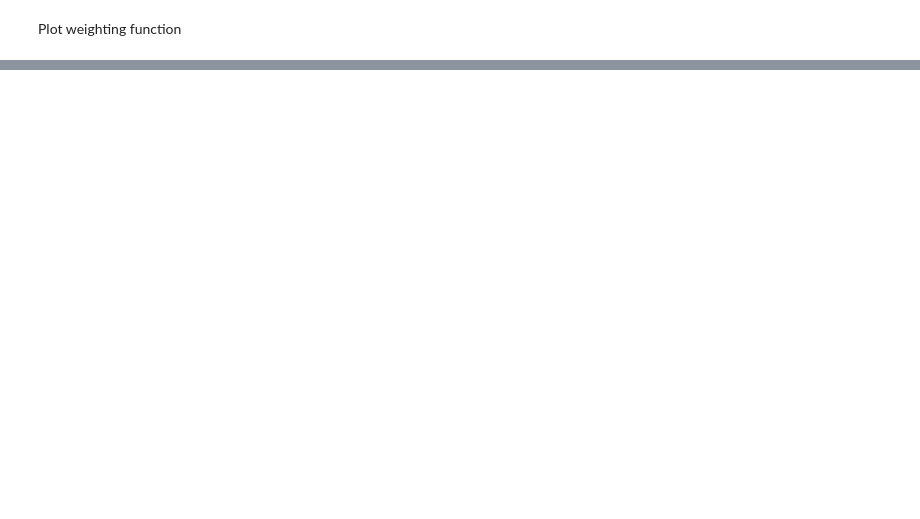
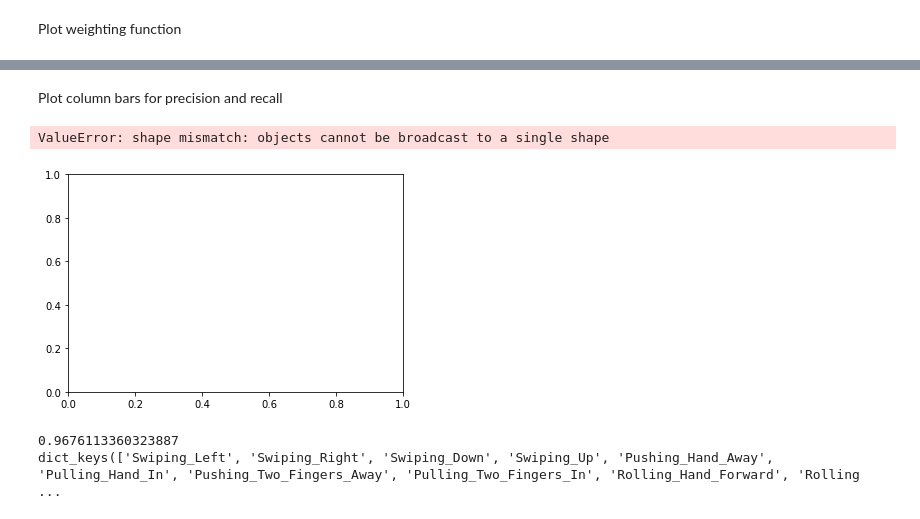
Before and after one commit to Grinjero/HandGestureClassification, a Jupyter notebook: jupyter_notebooks/plotting.ipynb, the cells around one changed output, grey strips where cells are left out. Saved outputs shown, nothing was run; the diff lists cells and outputs as text; code cells hidden in the pictures; blank space fills up the shorter version.

```diff
--- a/jupyter_notebooks/plotting.ipynb
+++ b/jupyter_notebooks/plotting.ipynb
@@ -207,13 +194,16 @@ Pushing_Two_Fingers_Away       0.95      0.94      0.94       531
 # %% [markdown]
 Precisions for slowfast
 # %%
-CSV_PATH = "../test_results_slow_fast_mobilenetv2.csv"
+import pandas as pd
+
+CSV_PATH = "test_results_slow_fast_mobilenetv2.csv"
 with open(CSV_PATH, "r") as fd:
     y_y_pred = pd.read_csv(fd)
 y_y_pred = y_y_pred.dropna(axis=0)
 y_true = y_y_pred["y_true"].values
 y_pred = y_y_pred["y_predicted"].values
-labels = get_class_labels(LABEL_PATH)
+class_labels = get_class_labels(LABEL_PATH)
 label_names = labels.values()
-print(classification_report(y_true=y_true, y_pred=y_pred, target_names=label_names))
+report_slow_fast = classification_report(y_true=y_true, y_pred=y_pred, target_names=class_labels, digits=4, output_dict=True)
+print(report_slow_fast)
 # %% [output]
@@ -250,0 +223,65 @@ plt.savefig("WeightingFunction.png")
+# %% [markdown]
+Plot column bars for precision and recall
+# %%
+import numpy as np
+import matplotlib.pyplot as plt
+# precisions_mbnetv2 = report_mbnetv2[]
+women_means = [25, 32, 34, 20, 25]
+
+x = np.arange(len(labels))  # the label locations
+width = 0.35  # the width of the bars
+
+fig, ax = plt.subplots()
+# rects1 = ax.bar(x - width/2, men_means, width, label='Men')
+rects2 = ax.barh(x + width/2, women_means, width, label='Women')
+
+# Add some text for labels, title and custom x-axis tick labels, etc.
+ax.set_ylabel('Scores')
+ax.set_title('Scores by group and gender')
+ax.set_xticks(x)
+ax.set_xticklabels(labels)
+ax.legend()
+
+
+def autolabel(rects):
+    """Attach a text label above each bar in *rects*, displaying its height."""
+    for rect in rects:
+        height = rect.get_height()
+        ax.annotate('{}'.format(height),
+                    xy=(rect.get_x() + rect.get_width() / 2, height),
+                    xytext=(0, 3),  # 3 points vertical offset
+                    textcoords="offset points",
+                    ha='center', va='bottom')
+
+
+# autolabel(rects1)
+autolabel(rects2)
+
+fig.tight_layout()
+
+plt.show()
+# %% [output]
+ValueError: shape mismatch: objects cannot be broadcast to a single shape
+[figure, added]
+# %%
+precisions_mbnet = []
+recalls_mbnet = []
+precisions_slowfast = []
+recalls_slowfast = []
+labels = []
+print(report_mbnetv2["Swiping_Left"]["precision"])
+print(report_mbnetv2.keys())
+for label in report_mbnetv2.keys():
+    if label not in label_names:
+        continue
+    values = report_mbnetv2[label]
+    precisions_mbnet.append(values["precision"] * 100 - 90)
+    recalls_mbnet.append(values["recall"] * 100 - 90)
+    labels.append(label)
+
+    values = report_slow_fast[label]
+    precisions_slowfast.append(values["precision"] * 100 - 90)
+    recalls_slowfast.append(values["recall"] * 100 - 90)
+# %% [output]
+0.9676113360323887
+dict_keys(['Swiping_Left', 'Swiping_Right', 'Swiping_Down', 'Swiping_Up', 'Pushing_Hand_Away', 'Pulling_Hand_In', 'Pushing_Two_Fingers_Away', 'Pulling_Two_Fingers_In', 'Rolling_Hand_Forward', 'Rolling ...
```
Also changed, not shown: parts of 9 cells of this notebook, 45 other files.
